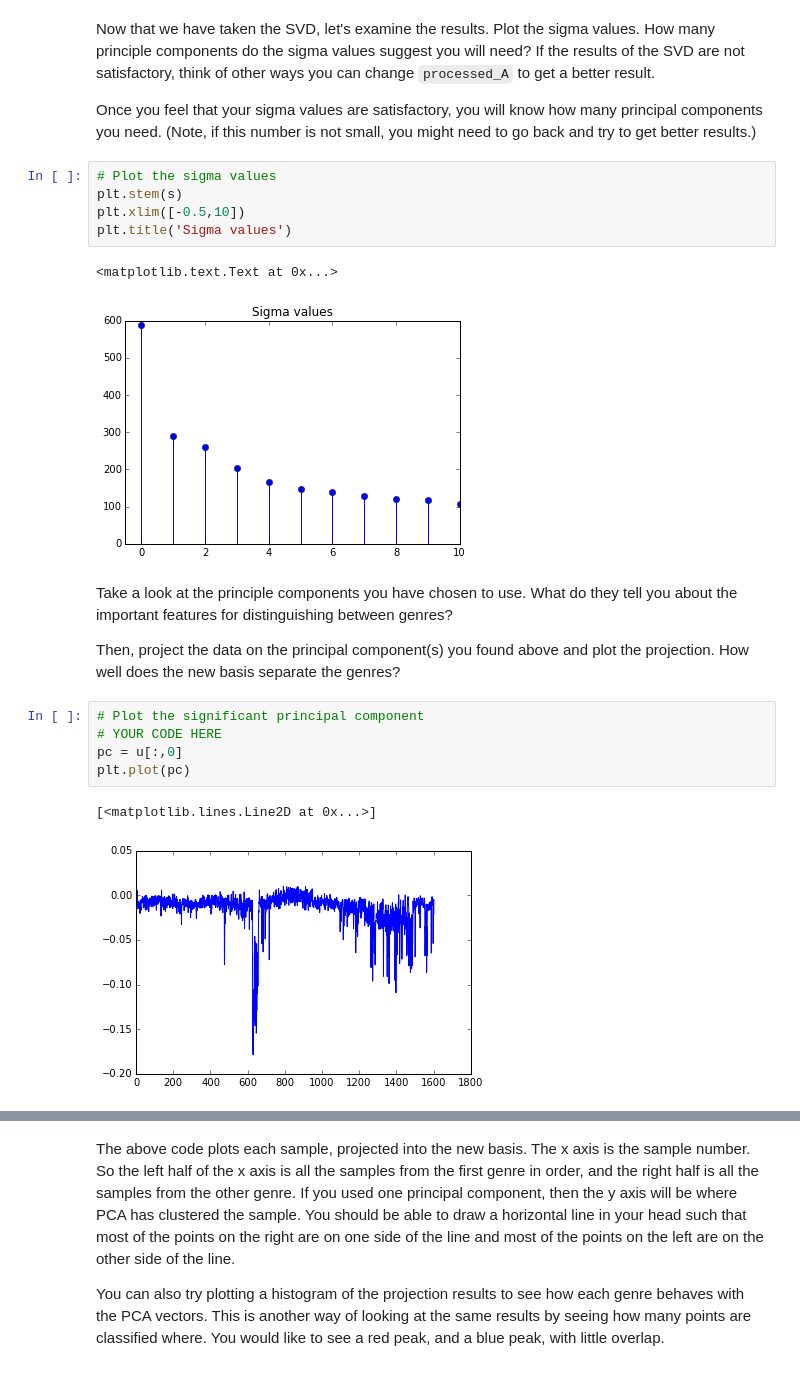
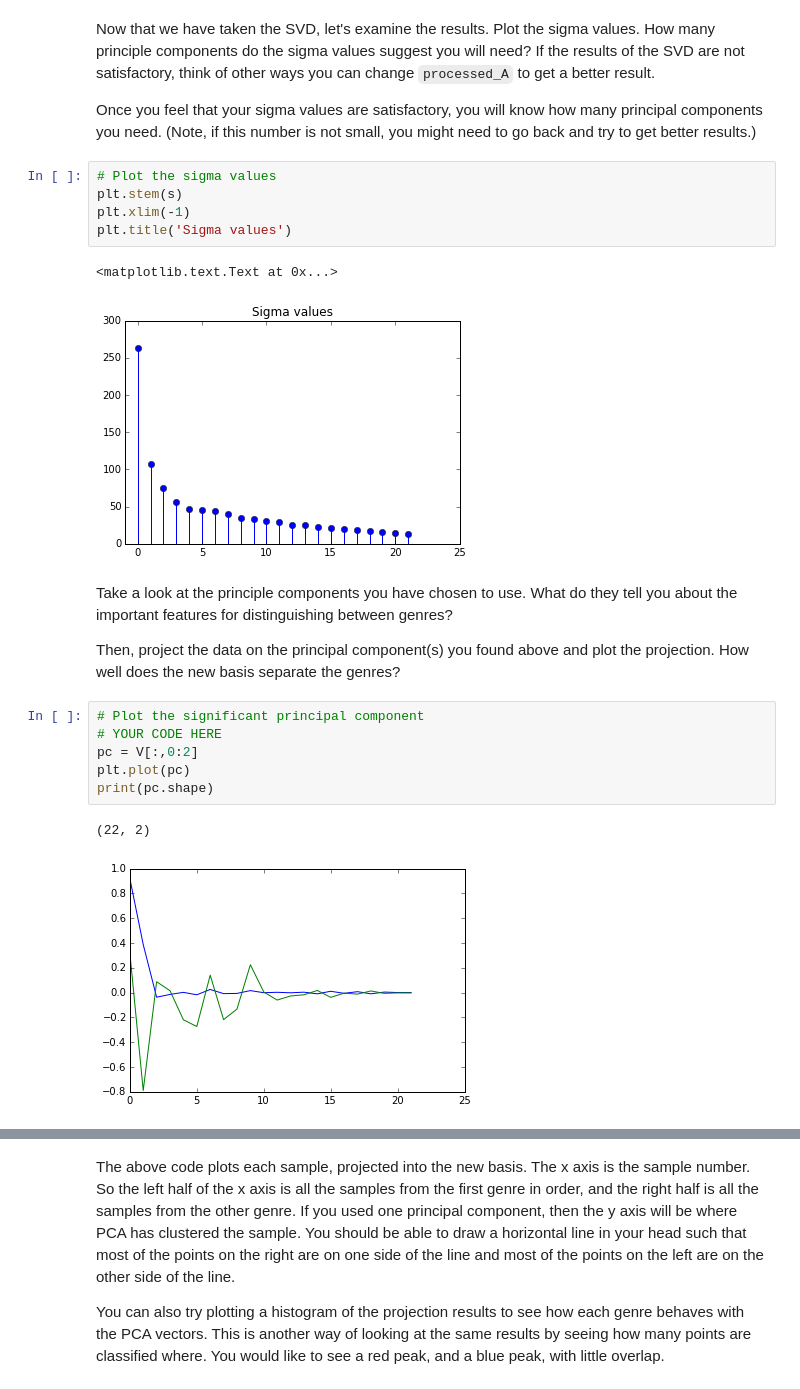
Before and after one commit to phlip9/ee16b-SIXT33N, a Jupyter notebook: SIXT33N-PCA-music.ipynb, the cells around one changed output, grey strips where cells are left out. Cells and saved outputs as stored; diff of their text form.

```diff
--- a/SIXT33N-PCA-music.ipynb
+++ b/SIXT33N-PCA-music.ipynb
@@ -313,11 +440,11 @@ Once you feel that your sigma values are satisfactory, you will know how many pr
 # %%
 # Plot the sigma values
 plt.stem(s)
-plt.xlim([-0.5,10])
+plt.xlim(-1)
 plt.title('Sigma values')
 # %% [output]
 <matplotlib.text.Text at 0x...>
-[figure, old version]
+[figure, new version]
 # %% [markdown]
 Take a look at the principle components you have chosen to use. What do they tell you about the important features for distinguishing between genres?
 
@@ -325,10 +452,11 @@ Then, project the data on the principal component(s) you found above and plot th
 # %%
 # Plot the significant principal component
 # YOUR CODE HERE
-pc = u[:,0]
+pc = V[:,0:2]
 plt.plot(pc)
+print(pc.shape)
 # %% [output]
-[<matplotlib.lines.Line2D at 0x...>]
+(22, 2)
-[figure, old version]
+[figure, new version]
 # %%
 # Project the data matrix to the first principal component
```
Also changed, not shown: parts of 20 cells of this notebook, 1 other file.
